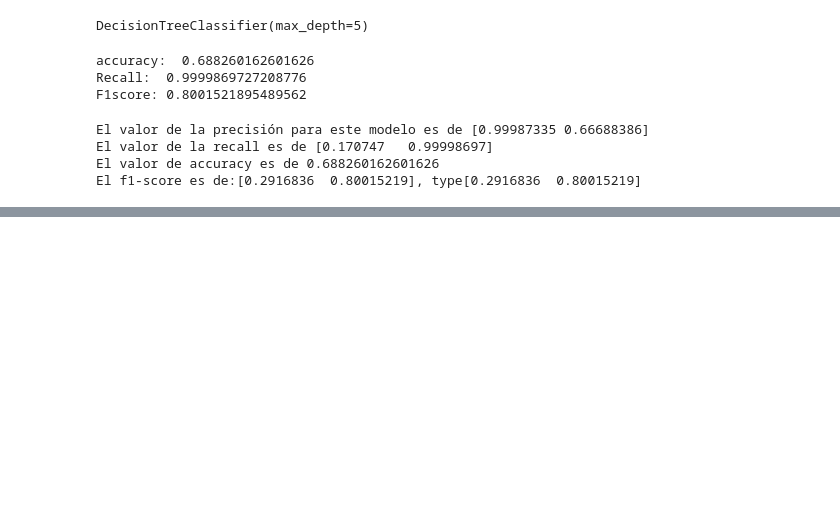
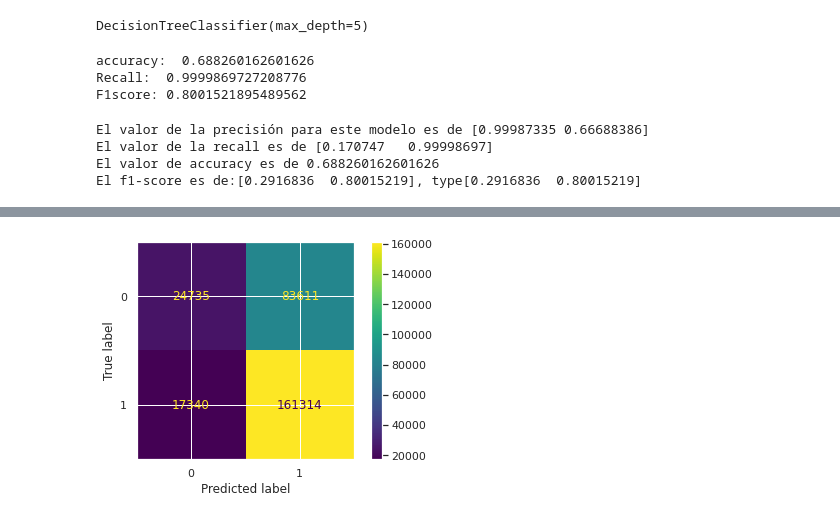
Before and after one commit to AlitFasce/Machine-Learning-Project-classification-methods, a Jupyter notebook: Arbol_decision/Arbol_de_Decision.ipynb, the cells around one changed output, grey strips where cells are left out. Saved outputs shown, nothing was run; the diff lists cells and outputs as text; code cells hidden in the pictures; blank space fills up the shorter version.

```diff
--- a/Arbol_decision/Arbol_de_Decision.ipynb
+++ b/Arbol_decision/Arbol_de_Decision.ipynb
@@ -299,0 +341,3 @@ El f1-score es de:[0.2916836  0.80015219], type[0.2916836  0.80015219]
+# %%
+clf1 = DecisionTreeClassifier(max_depth=8)
+clf1.fit(X1_train, y1_train)
@@ -406,0 +516,11 @@ joblib.dump(clf2,'Arbol_entrenado_2_Colab')
+# %%
+matrix_3= confusion_matrix(y1_train, y1_train_pred)
+matrix_4 = confusion_matrix(y1_test, y1_test_pred)
+# %%
+cm_display_3 = ConfusionMatrixDisplay(matrix_3)
+cm_display_4 = ConfusionMatrixDisplay(matrix_4)
+# %%
+cm_display_3.plot()
+plt.show()
+# %% [output]
+[figure, added]
```
Also changed, not shown: parts of 50 cells of this notebook, 1 other file.
